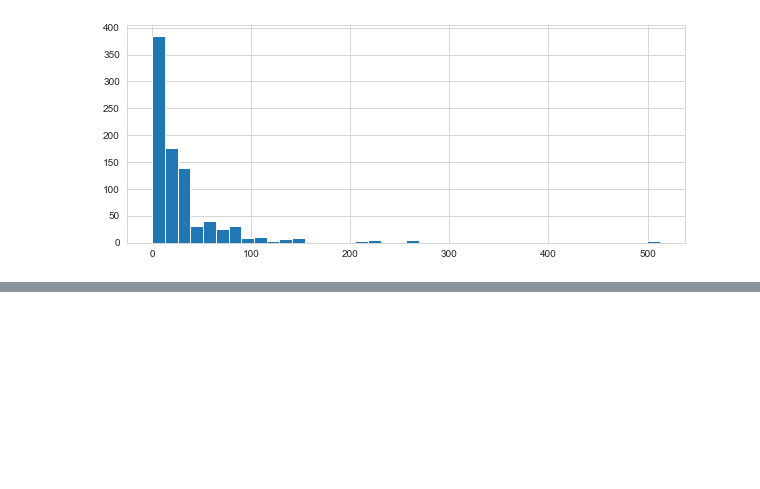
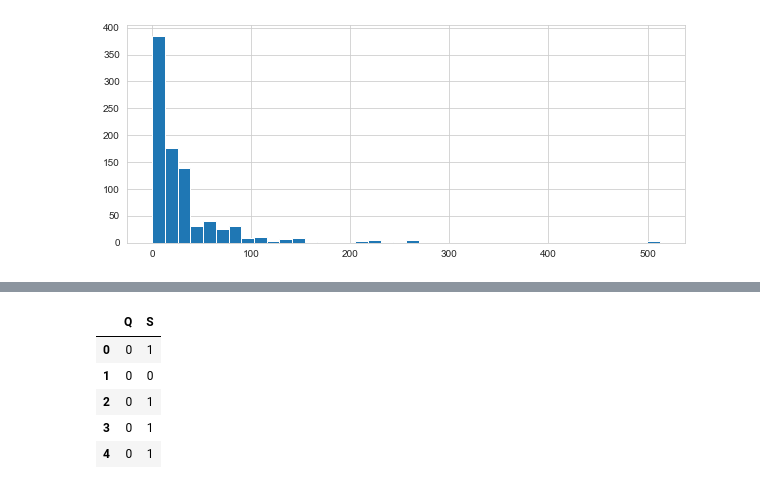
Before and after one commit to kpirabaharan/Python-Data-Science, a Jupyter notebook: Logistic-Regression/Logistic_Regression.ipynb, the cells around one changed output, grey strips where cells are left out. Saved outputs shown, nothing was run; the diff lists cells and outputs as text; code cells hidden in the pictures; blank space fills up the shorter version.

```diff
--- a/Logistic-Regression/Logistic_Regression.ipynb
+++ b/Logistic-Regression/Logistic_Regression.ipynb
@@ -64,0 +94,2 @@ train['Fare'].iplot(kind='hist', bins=30)
+# %%
+train.drop('Cabin', axis=1, inplace=True)
@@ -64,0 +105,2 @@ train['Fare'].iplot(kind='hist', bins=30)
+# %%
+train.dropna(inplace=True)
@@ -64,0 +120,9 @@ train['Fare'].iplot(kind='hist', bins=30)
+# %%
+embark.head()
+# %% [output]
+|  | Q | S |
+| 0 | 0 | 1 |
+| 1 | 0 | 0 |
+| 2 | 0 | 1 |
+| 3 | 0 | 1 |
+| 4 | 0 | 1 |
```
Also changed, not shown: parts of 25 cells of this notebook.
